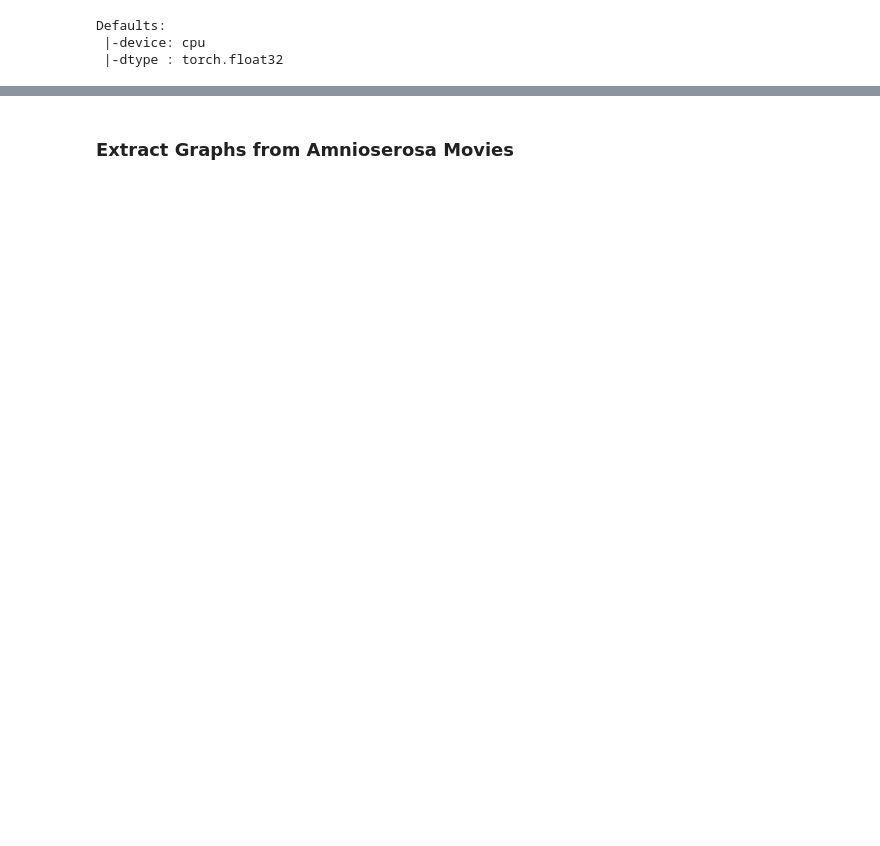
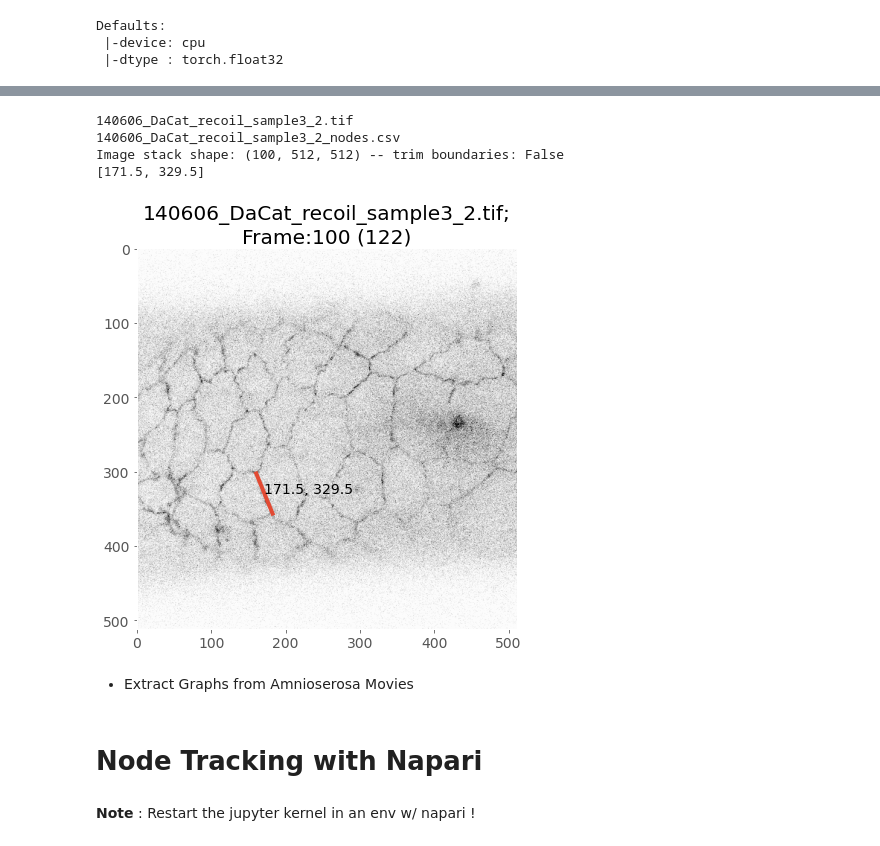
Before and after one commit to mshagirov/simgnn, a Jupyter notebook: nbs/1B_preprocess_ablationdata.ipynb, the cells around one changed output, grey strips where cells are left out. Cells and saved outputs as stored; diff of their text form; code cells hidden in the pictures; blank space fills up the shorter version.

```diff
--- a/nbs/1B_preprocess_ablationdata.ipynb
+++ b/nbs/1B_preprocess_ablationdata.ipynb
@@ -76,0 +46,3 @@ Image stack shape: (61, 512, 511) -- trim boundaries: True
+# %%
+ablmov_basepath = path.abspath('../../../dataDIR/Hara_ablation_dataset')
+data_base_path = './simgnn_data/hara_ablation/'
@@ -76,0 +59,14 @@ Image stack shape: (61, 512, 511) -- trim boundaries: True
+# %%
+last_frame_masks = [path.basename(img_name) for img_name in glob.glob(path.join(ablmov_basepath,'frames_masks','*.tif'))]
+long_mov_names = recoil_df[recoil_df.AblationFrame>49][['Main folder', 'embryo','Edge ID']]
+
+needs_mask = []
+for k in range(len(long_mov_names)):
+    mov_name = '_'.join([str(long_mov_names.iloc[k][cname]) for cname in ['Main folder', 'embryo', 'Edge ID']])+'_mask.tif'
+    if mov_name not in last_frame_masks:
+        needs_mask.append(k)
+        long_mov_names.loc[long_mov_names.index[k],'HasMask'] = False
+    else:
+        long_mov_names.loc[long_mov_names.index[k],'HasMask'] = True
+
+long_mov_names.to_csv('/Users/muratshagirov/Desktop/movies_run_avrg/mask_progress.csv')
@@ -77,3 +89,25 @@ Image stack shape: (61, 512, 511) -- trim boundaries: True
+# %%
+k=needs_mask[0]
+mov_name = '_'.join([str(long_mov_names.iloc[k][cname]) for cname in ['Main folder', 'embryo', 'Edge ID']])+'.tif'
+print(mov_name)
+track_csv = '_'.join([str(long_mov_names.iloc[k][cname]) for cname in ['Main folder', 'embryo', 'Edge ID']])+'_nodes.csv'
+print(track_csv)
+
+img = read_tiff_stack(path.join(ablmov_basepath,'movies',mov_name),trim_bound=False)
+node_tracking = pd.read_csv(path.join(data_base_path,'nodetracks',track_csv))
+edge_pos = [node_tracking.iloc[-1,[2,4]].mean(), node_tracking.iloc[-1,[3,5]].mean()]
+print(edge_pos)
+
+plt.imshow(img[-1],cmap='gray_r');plt.grid(False);
+plt.plot(node_tracking.iloc[-1,[2,4]], node_tracking.iloc[-1,[3,5]], lw=4);
+plt.text(edge_pos[0],edge_pos[1],f'{edge_pos[0]:g}, {edge_pos[1]:g}')
+plt.title(f'{mov_name};\nFrame:{node_tracking.iloc[-1].frames:n} ({node_tracking.iloc[-1].t:n})');
+# %% [output]
+140606_DaCat_recoil_sample3_2.tif
+140606_DaCat_recoil_sample3_2_nodes.csv
+Image stack shape: (100, 512, 512) -- trim boundaries: False
+[171.5, 329.5]
+[figure, added]
 # %% [markdown]
-### Extract Graphs from Amnioserosa Movies
+- Extract Graphs from Amnioserosa Movies
 # %%
@@ -94,0 +129,4 @@ if PROCESS_HARA_MOVIE:
+# %% [markdown]
+# Node Tracking with Napari
+# %% [markdown]
+**Note** : Restart the jupyter kernel in an env w/ napari !
```
Also changed, not shown: parts of 12 cells of this notebook.
